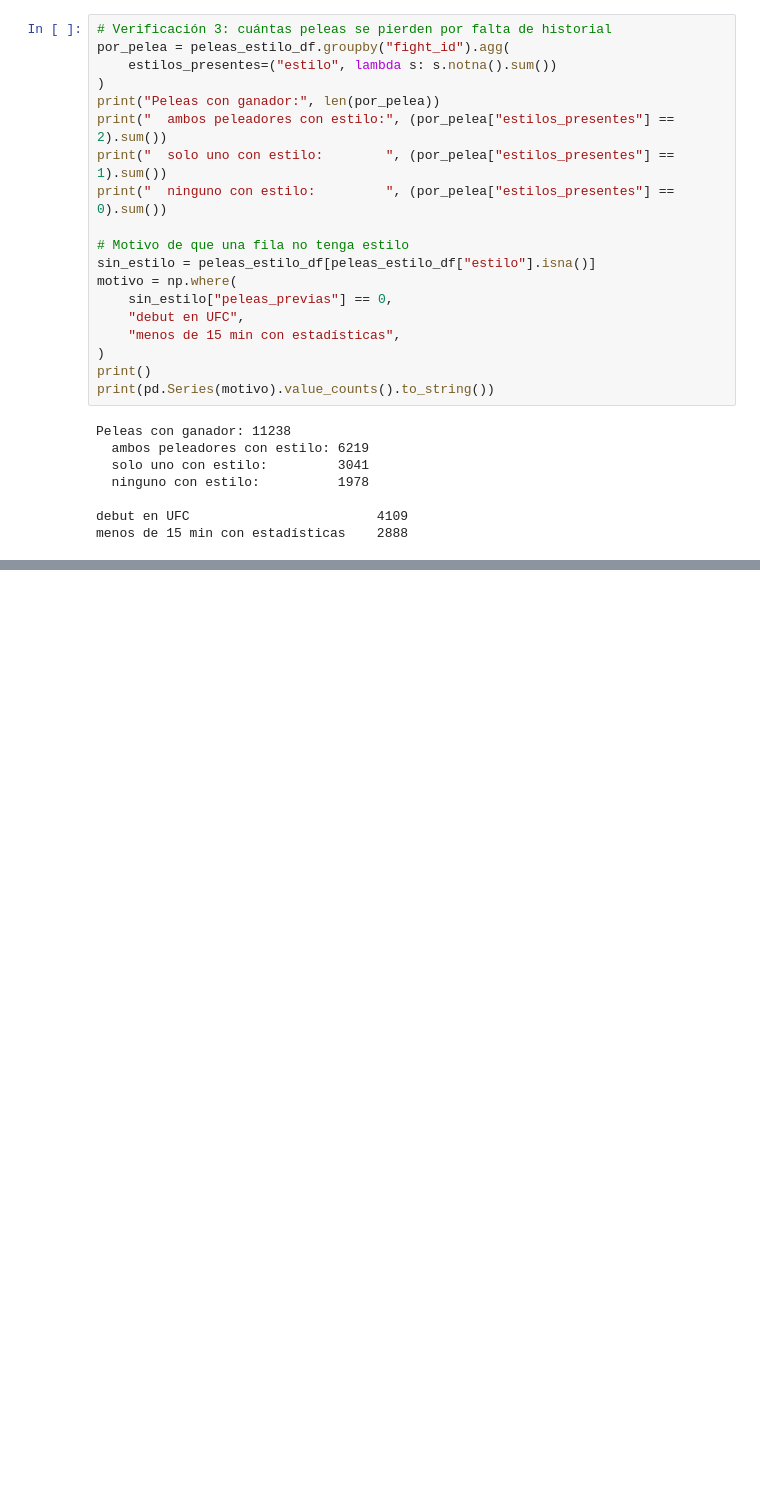
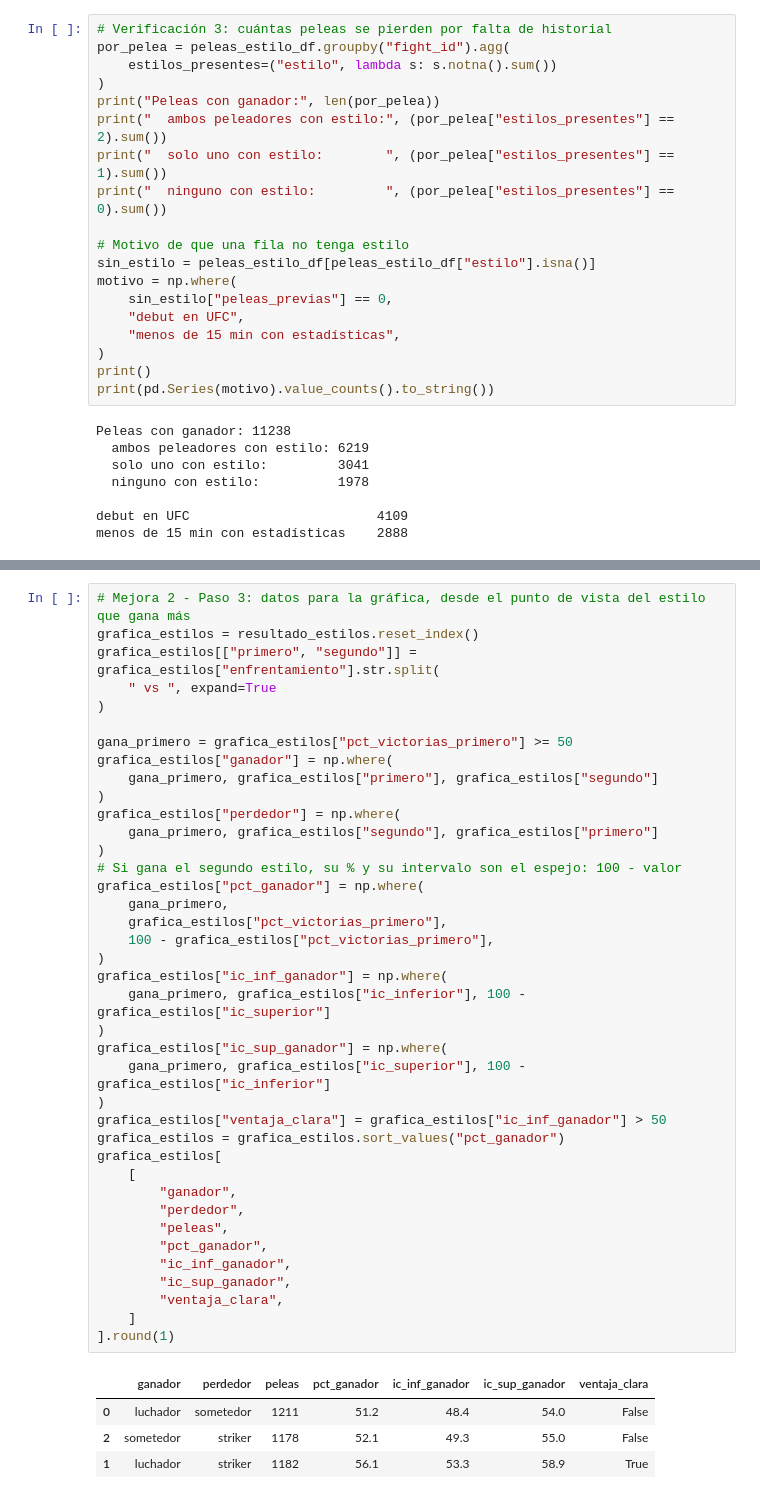
Before and after one commit to Samirsigno/ufcAnalysis, a Jupyter notebook: fighter_analisis.ipynb, the cells around one changed output, grey strips where cells are left out. Cells and saved outputs as stored; diff of their text form; blank space fills up the shorter version.

```diff
--- a/fighter_analisis.ipynb
+++ b/fighter_analisis.ipynb
@@ -1051,0 +1110,44 @@ menos de 15 min con estadísticas    2888
+# %%
+# Mejora 2 - Paso 3: datos para la gráfica, desde el punto de vista del estilo que gana más
+grafica_estilos = resultado_estilos.reset_index()
+grafica_estilos[["primero", "segundo"]] = grafica_estilos["enfrentamiento"].str.split(
+    " vs ", expand=True
+)
+
+gana_primero = grafica_estilos["pct_victorias_primero"] >= 50
+grafica_estilos["ganador"] = np.where(
+    gana_primero, grafica_estilos["primero"], grafica_estilos["segundo"]
+)
+grafica_estilos["perdedor"] = np.where(
+    gana_primero, grafica_estilos["segundo"], grafica_estilos["primero"]
+)
+# Si gana el segundo estilo, su % y su intervalo son el espejo: 100 - valor
+grafica_estilos["pct_ganador"] = np.where(
+    gana_primero,
+    grafica_estilos["pct_victorias_primero"],
+    100 - grafica_estilos["pct_victorias_primero"],
+)
+grafica_estilos["ic_inf_ganador"] = np.where(
+    gana_primero, grafica_estilos["ic_inferior"], 100 - grafica_estilos["ic_superior"]
+)
+grafica_estilos["ic_sup_ganador"] = np.where(
+    gana_primero, grafica_estilos["ic_superior"], 100 - grafica_estilos["ic_inferior"]
+)
+grafica_estilos["ventaja_clara"] = grafica_estilos["ic_inf_ganador"] > 50
+grafica_estilos = grafica_estilos.sort_values("pct_ganador")
+grafica_estilos[
+    [
+        "ganador",
+        "perdedor",
+        "peleas",
+        "pct_ganador",
+        "ic_inf_ganador",
+        "ic_sup_ganador",
+        "ventaja_clara",
+    ]
+].round(1)
+# %% [output]
+|  | ganador | perdedor | peleas | pct_ganador | ic_inf_ganador | ic_sup_ganador | ventaja_clara |
+| 0 | luchador | sometedor | 1211 | 51.2 | 48.4 | 54.0 | False |
+| 2 | sometedor | striker | 1178 | 52.1 | 49.3 | 55.0 | False |
+| 1 | luchador | striker | 1182 | 56.1 | 53.3 | 58.9 | True |
```
Also changed, not shown: parts of 5 cells of this notebook, 1 other file.
